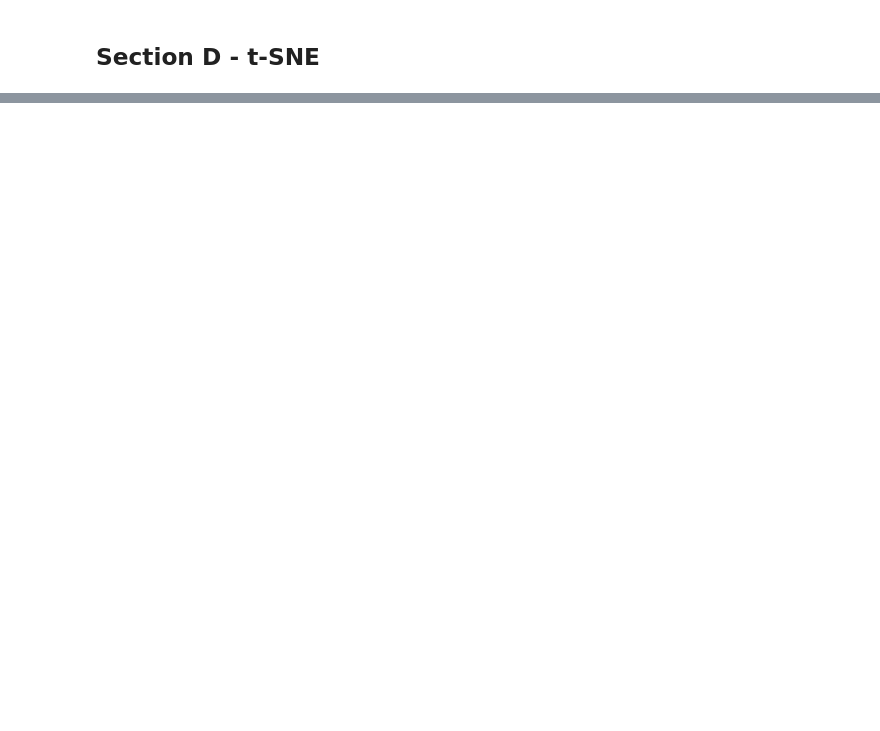
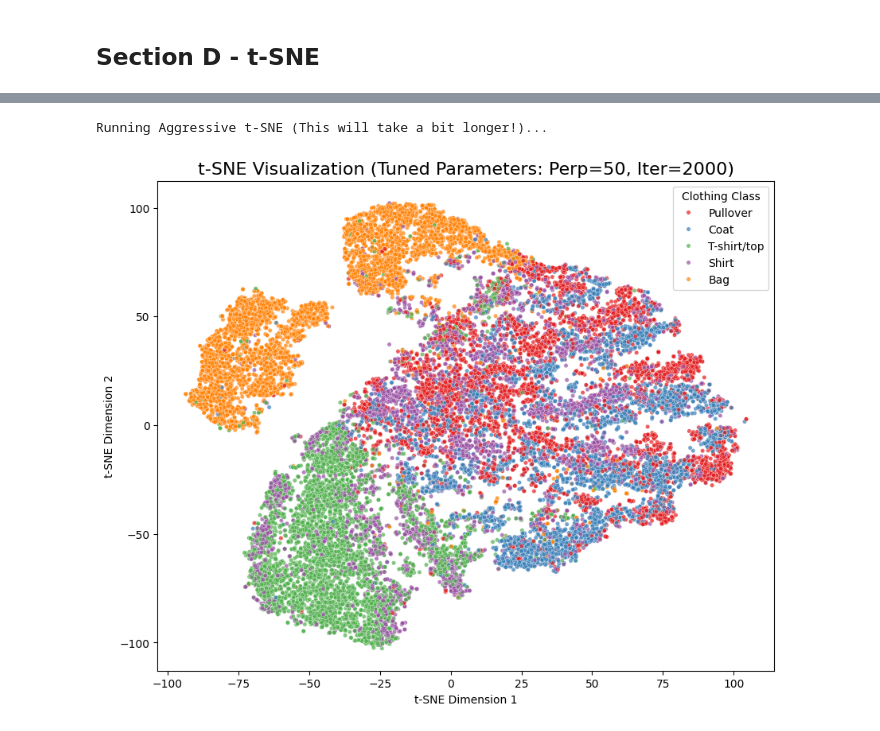
Before and after one commit to lanashmuz/machine_learning_exe1, a Jupyter notebook: exe3/exe3.ipynb, the cells around one changed output, grey strips where cells are left out. Saved outputs shown, nothing was run; the diff lists cells and outputs as text; code cells hidden in the pictures; blank space fills up the shorter version.

```diff
--- a/exe3/exe3.ipynb
+++ b/exe3/exe3.ipynb
@@ -761,0 +1000,40 @@ so those slight creases we mentioned in the earlier section are now even harder
+# %%
+from sklearn.manifold import TSNE
+import seaborn as sns
+import matplotlib.pyplot as plt
+
+print("Running Aggressive t-SNE (This will take a bit longer!)...")
+
+# 1. Initialize the tuned t-SNE model
+tsne_tuned = TSNE(
+    n_components=2,
+    perplexity=50,       # Look at a wider local neighborhood
+    max_iter=2000,       # <--- CHANGED FROM n_iter TO max_iter
+    learning_rate=200,   # Set a specific learning rate
+    random_state=42,
+    init='pca'           # Still using PCA initialization for speed
+)
+
+# 2. Fit and transform the PCA-reduced data
+X_tsne_tuned = tsne_tuned.fit_transform(X_train_pca)
+
+# 3. Plot the new results
+plt.figure(figsize=(10, 8))
+
+sns.scatterplot(
+    x=X_tsne_tuned[:, 0],
+    y=X_tsne_tuned[:, 1],
+    hue=y_train.map(class_names),
+    palette='Set1',
+    s=15,
+    alpha=0.7
+)
+
+plt.title('t-SNE Visualization (Tuned Parameters: Perp=50, Iter=2000)', fontsize=16)
+plt.xlabel('t-SNE Dimension 1')
+plt.ylabel('t-SNE Dimension 2')
+plt.legend(title='Clothing Class')
+plt.show()
+# %% [output]
+Running Aggressive t-SNE (This will take a bit longer!)...
+[figure, added]
```
Also changed, not shown: parts of 8 cells of this notebook.
